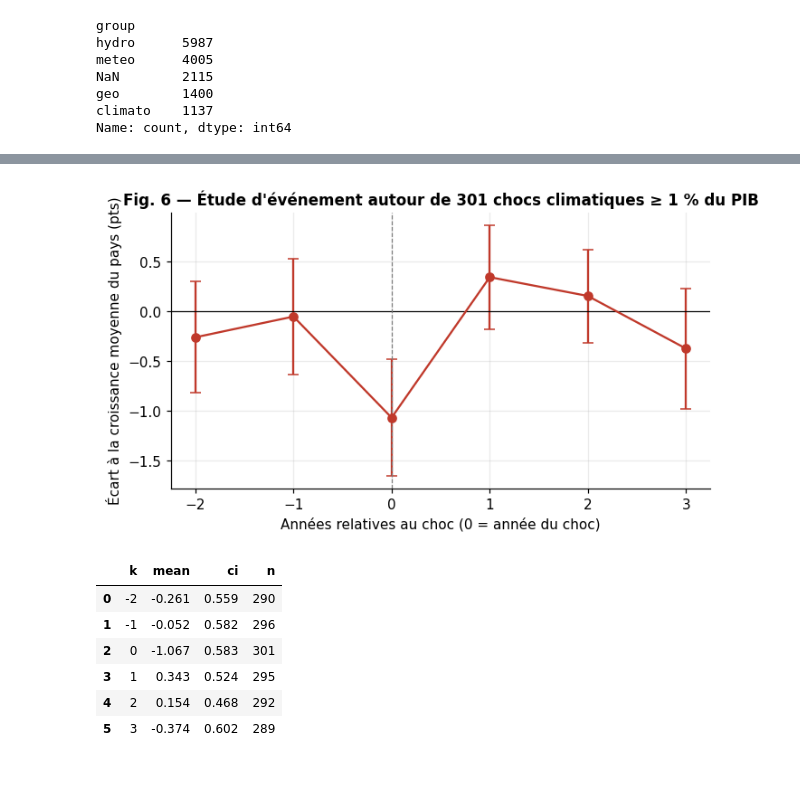
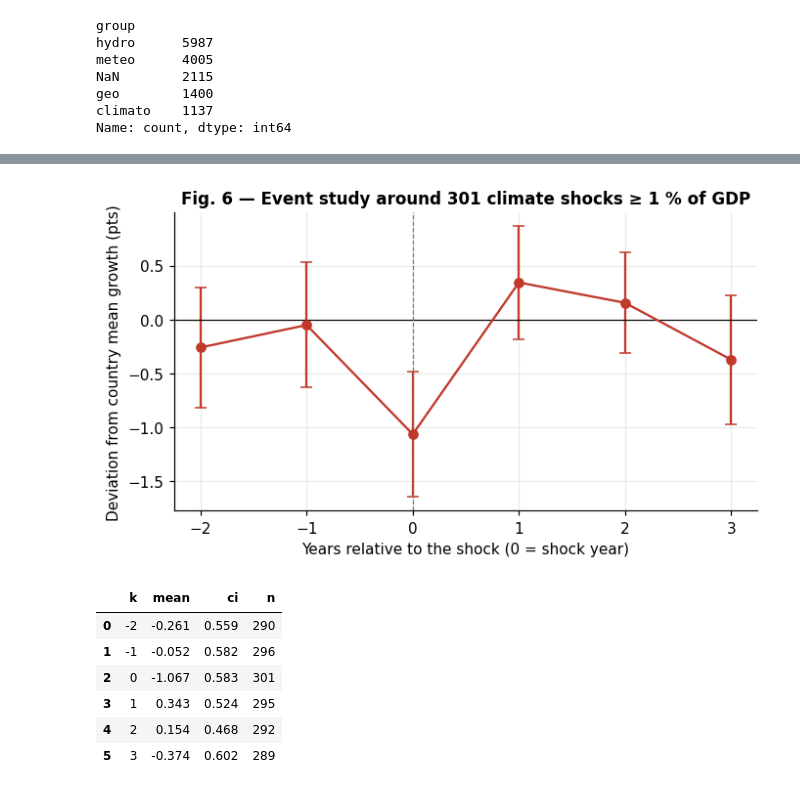
Before and after one commit to HenryFalko/final-project-math, a Jupyter notebook: notebooks/01_exploration_preparation.ipynb, the cells around one changed output, grey strips where cells are left out. Saved outputs shown, nothing was run; the diff lists cells and outputs as text; code cells hidden in the pictures.

```diff
--- a/notebooks/01_exploration_preparation.ipynb
+++ b/notebooks/01_exploration_preparation.ipynb
@@ -151,8 +151,8 @@ Les chocs les plus lourds touchent presque tous de **petits États insulaires**
 # %%
 df = panel.copy()
-df["gap"] = df.gdp_growth.clip(-30, 30) - df.world_growth          # croissance relative au cycle mondial
+df["gap"] = df.gdp_growth.clip(-30, 30) - df.world_growth          # growth relative to the global cycle
 bins = [-np.inf, 0, 0.1, 1, 5, np.inf]
-names = ["0 (aucun)", "]0 ; 0,1]", "]0,1 ; 1]", "]1 ; 5]", "> 5"]
+names = ["0 (none)", "(0, 0.1]", "(0.1, 1]", "(1, 5]", "> 5"]
 df["bucket"] = pd.cut(df.dmg_climate_pct, bins=bins, labels=names)
 g = df.groupby("bucket", observed=True)["gap"].agg(["mean", "std", "count"])
 g["ci"] = 1.96 * g["std"] / np.sqrt(g["count"])
@@ -162,8 +162,8 @@ ax.bar(g.index.astype(str), g["mean"], yerr=g["ci"], capsize=4,
 for i, (m, n) in enumerate(zip(g["mean"], g["count"])):
     ax.text(i, 0.15 if m < 0 else m + 0.15, f"n={n}", ha="center", fontsize=8)
 ax.axhline(0, color="k", lw=0.8)
-ax.set(title="Fig. 5 — Croissance relative (pays - monde) selon l'intensité du choc",
-       xlabel="Dommages climatiques de l'année (% du PIB)", ylabel="Écart de croissance moyen (pts)")
+ax.set(title="Fig. 5 — Relative growth (country - world) by shock intensity",
+       xlabel="Climate damages in the year (% of GDP)", ylabel="Mean growth gap (pts)")
 save(fig, "fig05_growth_by_bucket.png"); plt.show()
 g
 # %% [output]
@@ -181,23 +181,23 @@ Pour chaque choc majeur (dommages ≥ 1 % du PIB), on suit l'écart de croissanc
 # %%
 df["dev"] = df.gdp_growth.clip(-30, 30) - df.groupby("ISO").gdp_growth.transform(lambda s: s.clip(-30, 30).mean())
 idx = df.set_index(["ISO", "year"])["dev"]
 events = df.loc[df.dmg_climate_pct >= 1, ["ISO", "year"]]
 offsets = range(-2, 4)
 rows = []
 for k in offsets:
     vals = [idx.get((iso, y + k), np.nan) for iso, y in events.itertuples(index=False)]
     vals = np.array(vals, float); vals = vals[~np.isnan(vals)]
     rows.append((k, vals.mean(), 1.96 * vals.std(ddof=1) / np.sqrt(len(vals)), len(vals)))
 es = pd.DataFrame(rows, columns=["k", "mean", "ci", "n"])
 fig, ax = plt.subplots(figsize=(7, 3.6))
 ax.errorbar(es.k, es["mean"], yerr=es["ci"], marker="o", color=C_ACCENT, capsize=4)
 ax.axhline(0, color="k", lw=0.8); ax.axvline(0, color=C_NEUTRAL, ls="--", lw=0.8)
-ax.set(title=f"Fig. 6 — Étude d'événement autour de {len(events)} chocs climatiques ≥ 1 % du PIB",
-       xlabel="Années relatives au choc (0 = année du choc)", ylabel="Écart à la croissance moyenne du pays (pts)")
+ax.set(title=f"Fig. 6 — Event study around {len(events)} climate shocks ≥ 1 % of GDP",
+       xlabel="Years relative to the shock (0 = shock year)", ylabel="Deviation from country mean growth (pts)")
 save(fig, "fig06_event_study.png"); plt.show()
 es
 # %% [output]
-[figure, old version]
+[figure, new version]
 |  | k | mean | ci | n |
 | 0 | -2 | -0.261 | 0.559 | 290 |
 | 1 | -1 | -0.052 | 0.582 | 296 |
```
Also changed, not shown: parts of 27 cells of this notebook, 44 other files.
